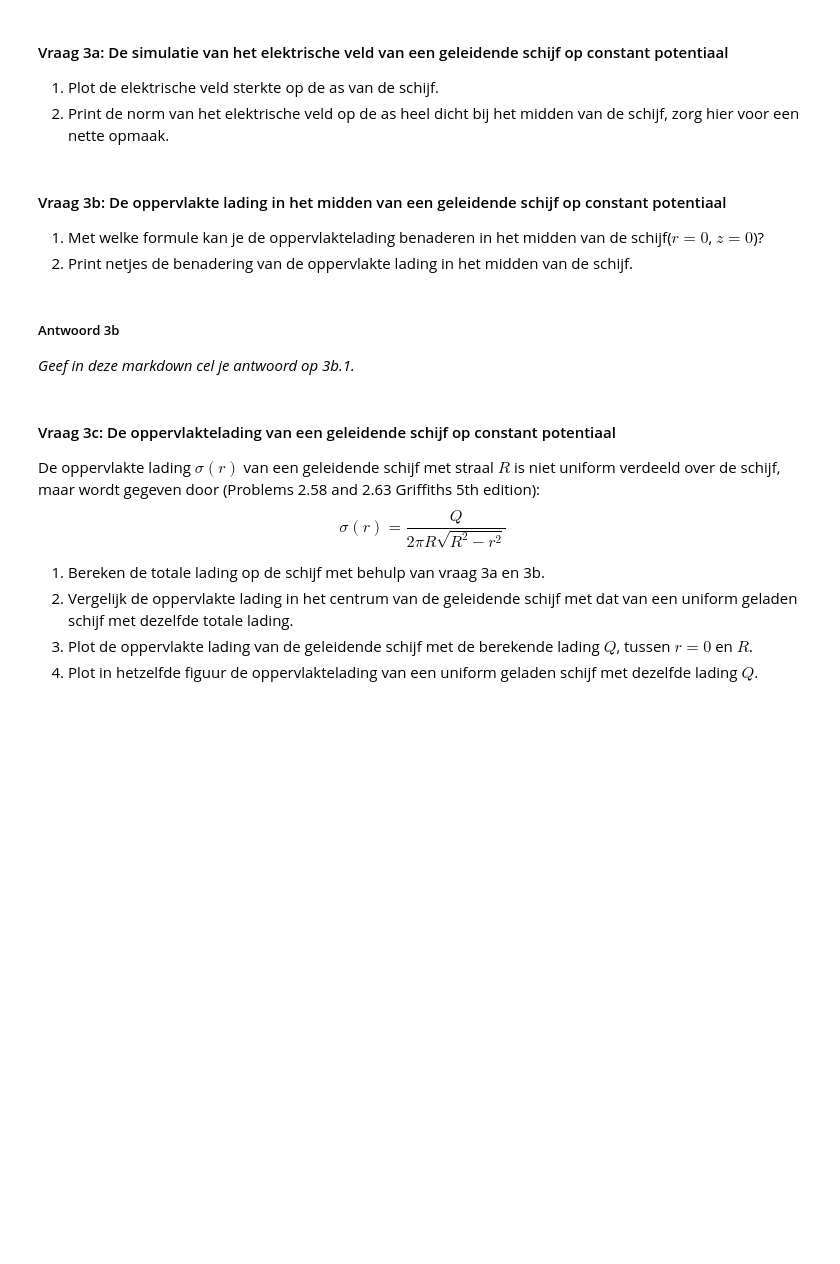
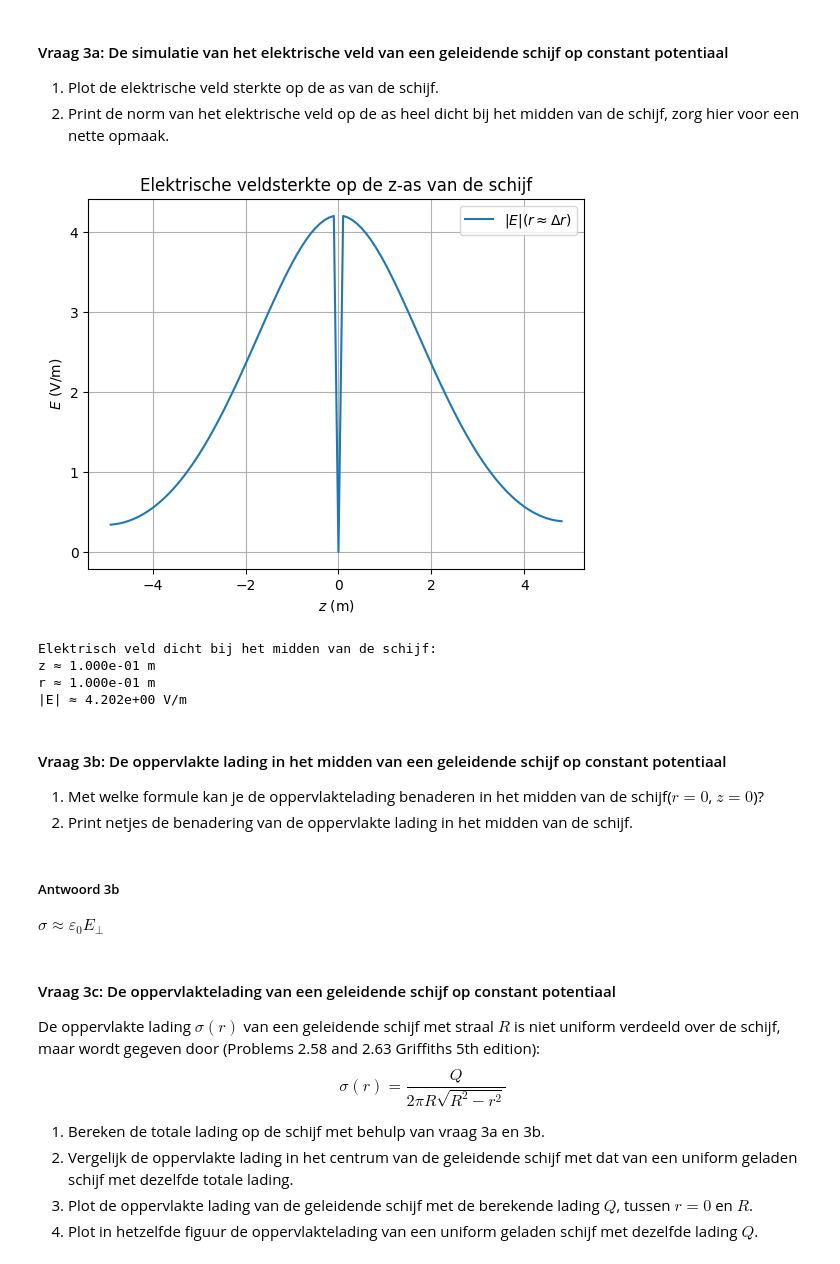
Before and after one commit to YHZhang07/opdrachten-DEF-D, a Jupyter notebook: DigitaleOntwerpopdrachten/1CondensatorOpdracht/CondensatorOntwerpopdracht.ipynb, the cells around one changed output. Cells and saved outputs as stored; diff of their text form; code cells hidden in the pictures; blank space fills up the shorter version.

```diff
--- a/DigitaleOntwerpopdrachten/1CondensatorOpdracht/CondensatorOntwerpopdracht.ipynb
+++ b/DigitaleOntwerpopdrachten/1CondensatorOpdracht/CondensatorOntwerpopdracht.ipynb
@@ -334,9 +334,40 @@ plot_results_disk(Ez, Er, normE, V, r, z, grid_step, disk_radius, z_pos_disk1, z
 1. Plot de elektrische veld sterkte op de as van de schijf.
 2. Print de norm van het elektrische veld op de as heel dicht bij het midden van de schijf, zorg hier voor een nette opmaak.
 # %%
-###
-###Jouw code hier###
-###
+import numpy as np
+import matplotlib.pyplot as plt
+
+# eerste r index nemen
+E_axis = normE[:, 0]
+
+plt.figure()
+plt.title("Elektrische veldsterkte op de z-as van de schijf")
+plt.plot(z_for_E, E_axis, label=r"$|E|(r\approx\Delta r)$")
+plt.xlabel(r"$z$ (m)")
+plt.ylabel(r"$E$ (V/m)")
+plt.grid(True)
+plt.legend()
+plt.show()
+
+# Punt net boven de schijf in z-richting
+punt = z_pos_disk1 + grid_step
+
+# Index van z-waarde die hier het dichtst bij zit
+idx_z = np.argmin(np.abs(z_for_E - punt))
+
+# Elektrisch veld op dat punt nemen
+E_punt = normE[idx_z,0]
+
+print("Elektrisch veld dicht bij het midden van de schijf:")
+print(f"z ≈ {z_for_E[idx_z]:.3e} m")
+print(f"r ≈ {r_for_E[0]:.3e} m")
+print(f"|E| ≈ {E_punt:.3e} V/m")
+# %% [output]
+[figure, added]
+Elektrisch veld dicht bij het midden van de schijf:
+z ≈ 1.000e-01 m
+r ≈ 1.000e-01 m
+|E| ≈ 4.202e+00 V/m
 # %% [markdown]
 #### Vraag 3b: De oppervlakte lading in het midden van een geleidende schijf op constant potentiaal
 
@@ -345,7 +376,7 @@ plot_results_disk(Ez, Er, normE, V, r, z, grid_step, disk_radius, z_pos_disk1, z
 # %% [markdown]
 ##### Antwoord 3b
 
-*Geef in deze markdown cel je antwoord op 3b.1.*
+$\sigma \approx \varepsilon_0 E_{\perp}$
 # %%
 #### Print met deze cel met een nette opmaak je antwoord op vraag 3b 2.
 # %% [markdown]
```
